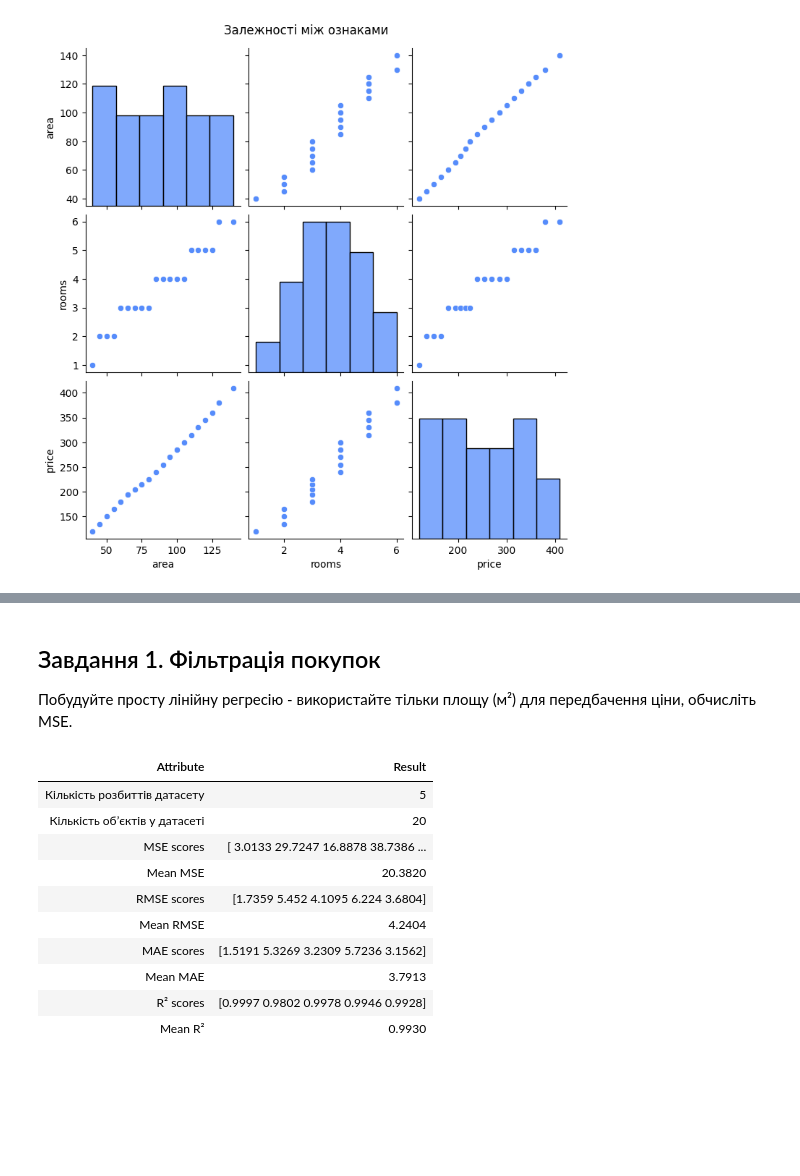
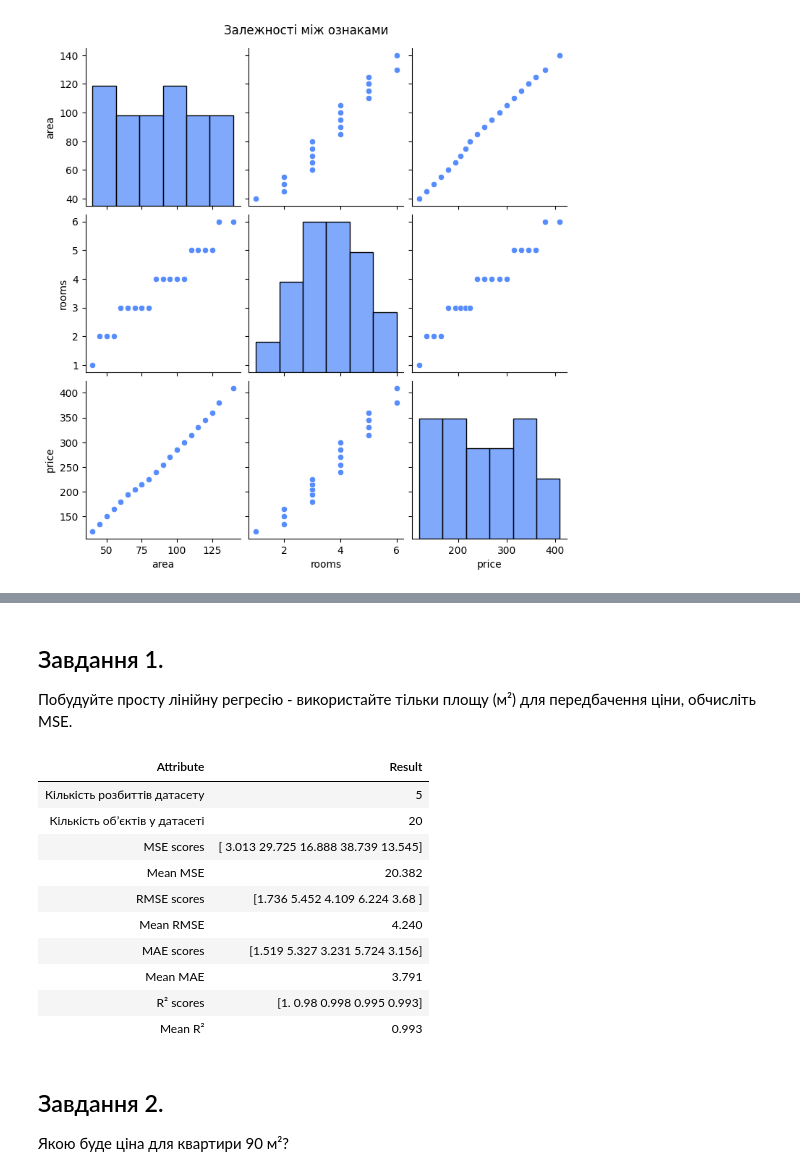
Before and after one commit to BogdanPinchuk/DataScience-PBY_HW10, a Jupyter notebook: Bohdan_Pinchuk_DS_HW10.ipynb, the cells around one changed output, grey strips where cells are left out. Saved outputs shown, nothing was run; the diff lists cells and outputs as text; code cells hidden in the pictures; blank space fills up the shorter version.

```diff
--- a/Bohdan_Pinchuk_DS_HW10.ipynb
+++ b/Bohdan_Pinchuk_DS_HW10.ipynb
@@ -330,5 +414,5 @@ plt.show()
 # %% [markdown]
-## Завдання 1. Фільтрація покупок
+## Завдання 1.
 
 Побудуйте просту лінійну регресію - використайте тільки площу (м²) для передбачення ціни, обчисліть MSE.
 # %%
@@ -336,39 +420,43 @@ from sklearn.linear_model import LinearRegression
 from sklearn.model_selection import KFold, cross_validate
 
 # Input data
 n_splits = 5
 X_area = df[area_col_name].values.reshape(-1, 1)
 Y_price = df[price_col_name].values.reshape(-1, 1)
 
 # Solution
 model_simple = LinearRegression()
 kf_simple = KFold(n_splits=n_splits, shuffle=True, random_state=42)
 scores_simple = cross_validate(model_simple, X_area, Y_price, cv=kf_simple, scoring=scorings)
 
 rp = Reporter()
-rp.tolerance = 4
+rp.tolerance = 3
 rp.add_item("Кількість розбиттів датасету", str(n_splits))
 rp.add_item("Кількість обʼєктів у датасеті", str(df.index.size))
 rp.add_item("MSE scores", rp.format_matrix(-scores_simple["test_mse"]))
 rp.add_item("Mean MSE", rp.format_value(-scores_simple["test_mse"].mean()))
 rp.add_item("RMSE scores", rp.format_matrix(-scores_simple["test_rmse"]))
 rp.add_item("Mean RMSE", rp.format_value(-scores_simple["test_rmse"].mean()))
 rp.add_item("MAE scores", rp.format_matrix(-scores_simple["test_mae"]))
 rp.add_item("Mean MAE", rp.format_value(-scores_simple["test_mae"].mean()))
 rp.add_item("R² scores", rp.format_matrix(scores_simple["test_r2"]))
 rp.add_item("Mean R²", rp.format_value(scores_simple["test_r2"].mean()))
 
 # Print results
 rp.print_pd_report()
 # %% [output]
 | Attribute | Result |
 | Кількість розбиттів датасету | 5 |
 | Кількість обʼєктів у датасеті | 20 |
-| MSE scores | [ 3.0133 29.7247 16.8878 38.7386 ... |
-| Mean MSE | 20.3820 |
-| RMSE scores | [1.7359 5.452 4.1095 6.224 3.6804] |
-| Mean RMSE | 4.2404 |
-| MAE scores | [1.5191 5.3269 3.2309 5.7236 3.1562] |
-| Mean MAE | 3.7913 |
-| R² scores | [0.9997 0.9802 0.9978 0.9946 0.9928] |
-| Mean R² | 0.9930 |
+| MSE scores | [ 3.013 29.725 16.888 38.739 13.545] |
+| Mean MSE | 20.382 |
+| RMSE scores | [1.736 5.452 4.109 6.224 3.68 ] |
+| Mean RMSE | 4.240 |
+| MAE scores | [1.519 5.327 3.231 5.724 3.156] |
+| Mean MAE | 3.791 |
+| R² scores | [1. 0.98 0.998 0.995 0.993] |
+| Mean R² | 0.993 |
+# %% [markdown]
+## Завдання 2.
+
+Якою буде ціна для квартири 90 м²?
```
Also changed, not shown: parts of 2 cells of this notebook.
